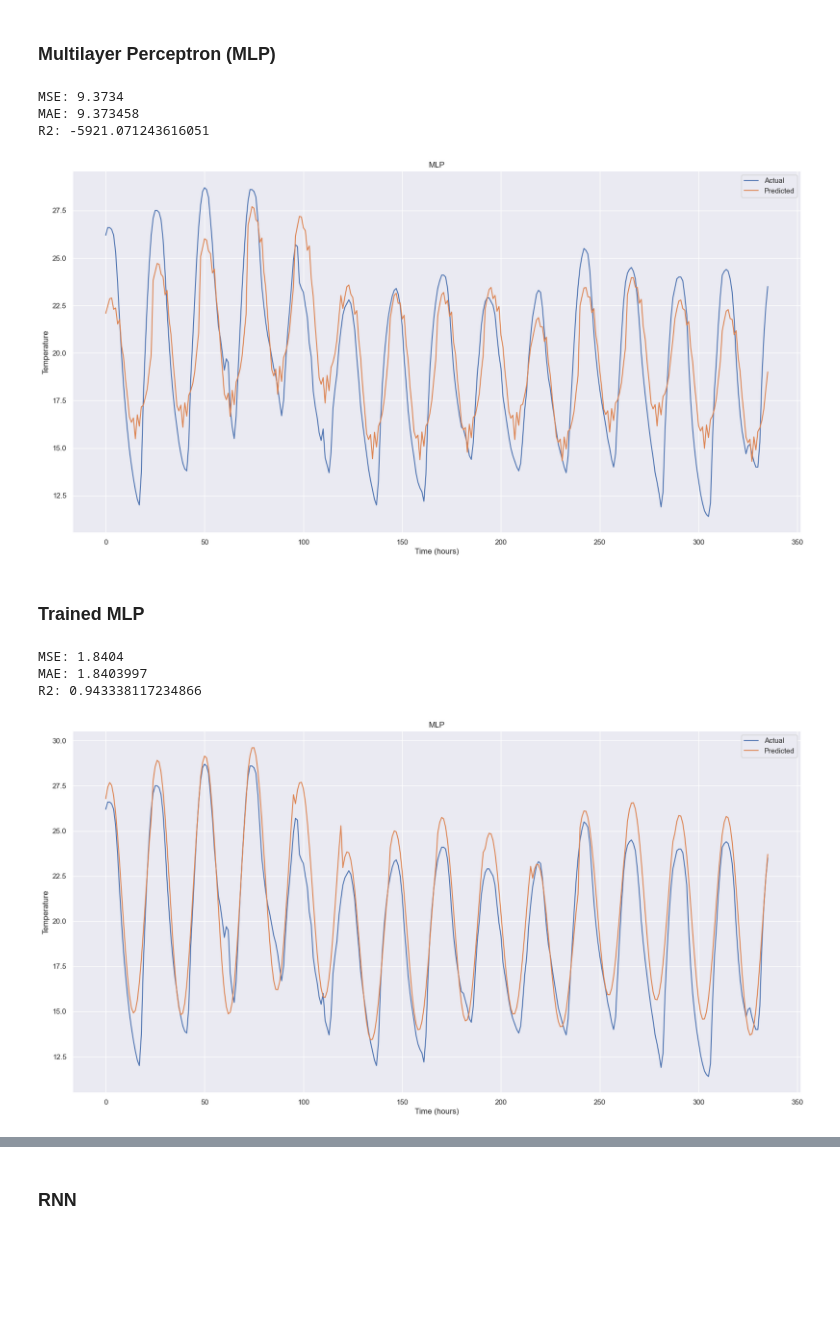
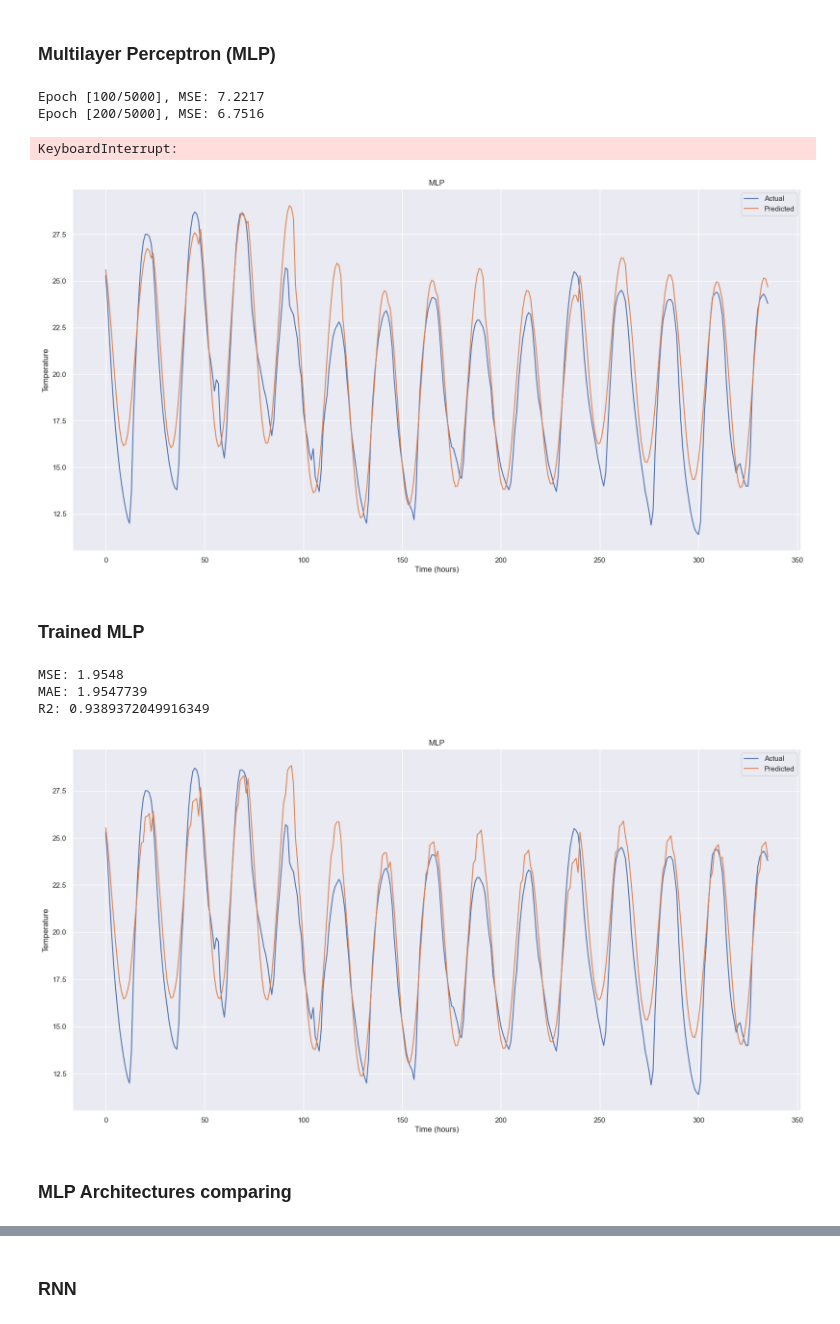
Before and after one commit to fidesy/weathercast, a Jupyter notebook: main.ipynb, the cells around one changed output, grey strips where cells are left out. Saved outputs shown, nothing was run; the diff lists cells and outputs as text; code cells hidden in the pictures; blank space fills up the shorter version.

Commit message:
add more charts

```diff
--- a/main.ipynb
+++ b/main.ipynb
@@ -163,7 +237,7 @@ rft = pickle.load(open('~/models/random_forest', 'rb'))
 ### XGBoost
 # %%
 weather = load_dataset(columns=['temperature'])
-X_train, X_test, y_train, y_test = get_train_test(weather, 144, 24)
+X_train, X_test, y_train, y_test = get_train_test(weather, 168, 24)
 
 dtrain = xgb.DMatrix(X_train, label=y_train.values)
 dtest = xgb.DMatrix(X_test, label=y_test.values)
@@ -186,7 +260,7 @@ booster = xgb.Booster()
 booster.load_model('./models/xgboost.json')
 # %%
 weather = load_dataset(columns=['temperature'])
-X_train, X_test, y_train, y_test = get_train_test(weather, 144, 24, shuffle=False)
+X_train, X_test, y_train, y_test = get_train_test(weather, 168, 24, shuffle=False)
 
 dtest = xgb.DMatrix(X_test, label=y_test.values)
 
@@ -209,7 +283,7 @@ plt.show()
 # %% [markdown]
 ### Neural Networks
 # %%
-def draw_nn(model, title, test_amount: int = 7, window_size: int = 144, columns: list[str] = ['temperature'], predict_duration: int = 24):
+def draw_nn(model, title, test_amount: int = 7, window_size: int = 168, columns: list[str] = ['temperature'], predict_duration: int = 24):
      weather = load_dataset(columns=columns)
 
      _, X_test, _, y_test = get_train_test(weather, window_size, predict_duration, shuffle=False)
@@ -241,7 +315,7 @@ def draw_nn(model, title, test_amount: int = 7, window_size: int = 144, columns:
 # %%
 weather = load_dataset(columns=['temperature'])
 
-X_train, X_test, y_train, y_test = get_train_test(weather, 144, 24)
+X_train, X_test, y_train, y_test = get_train_test(weather, 168, 24)
 
 scaler = MinMaxScaler()
 X_train_scaled = scaler.fit_transform(X_train)
@@ -267,7 +341,7 @@ class MLP(nn.Module):
 
 
 input_dim = X_train.shape[1]
-hidden_dim = 24
+hidden_dim = 168
 output_dim = y_train.shape[1]
 
 mlp_model = MLP(input_dim, hidden_dim, output_dim)
@@ -298,11 +372,11 @@ with torch.no_grad():
     print('MAE:', mean_absolute_error(y_pred, y_test_tensor))
     print('R2:', r2_score(y_pred, y_test_tensor))
 # %% [output]
-MSE: 9.3734
-MAE: 9.373458
-R2: -5921.071243616051
+Epoch [100/5000], MSE: 7.2217
+Epoch [200/5000], MSE: 6.7516
+KeyboardInterrupt:
 # %%
-draw_nn(mlp_model, 'MLP', test_amount=14, window_size=144, columns=weather.columns)
+draw_nn(mlp_model, 'MLP', test_amount=14, window_size=168, columns=weather.columns)
 # %% [output]
-[figure, old version]
+[figure, new version]
 # %%
@@ -310,19 +384,21 @@ torch.save(mlp_model.state_dict(), './models/mlp_h12_5k.json')
 # %% [markdown]
 ### Trained MLP
 # %%
-mlp2 = MLP(144, 12, 24)
-mlp2.load_state_dict(torch.load('./models/mlp_h12_5k.json'))
+mlp2 = MLP(168, 24, 24)
+mlp2.load_state_dict(torch.load('./models/mlp_h24_10k.json'))
 with torch.no_grad():
     y_pred = mlp2(X_test_tensor)
     mse = criterion(y_pred, y_test_tensor)
     print(f'MSE: {mse:.4f}')
     print('MAE:', mean_absolute_error(y_pred, y_test_tensor))
     print('R2:', r2_score(y_pred, y_test_tensor))
 
 
 draw_nn(mlp2, 'MLP', test_amount=14, columns=weather.columns)
 # %% [output]
-MSE: 1.8404
-MAE: 1.8403997
-R2: 0.943338117234866
+MSE: 1.9548
+MAE: 1.9547739
+R2: 0.9389372049916349
-[figure, old version]
+[figure, new version]
+# %% [markdown]
+### MLP Architectures comparing
```
Also changed, not shown: parts of 26 cells of this notebook, 5 other files.
